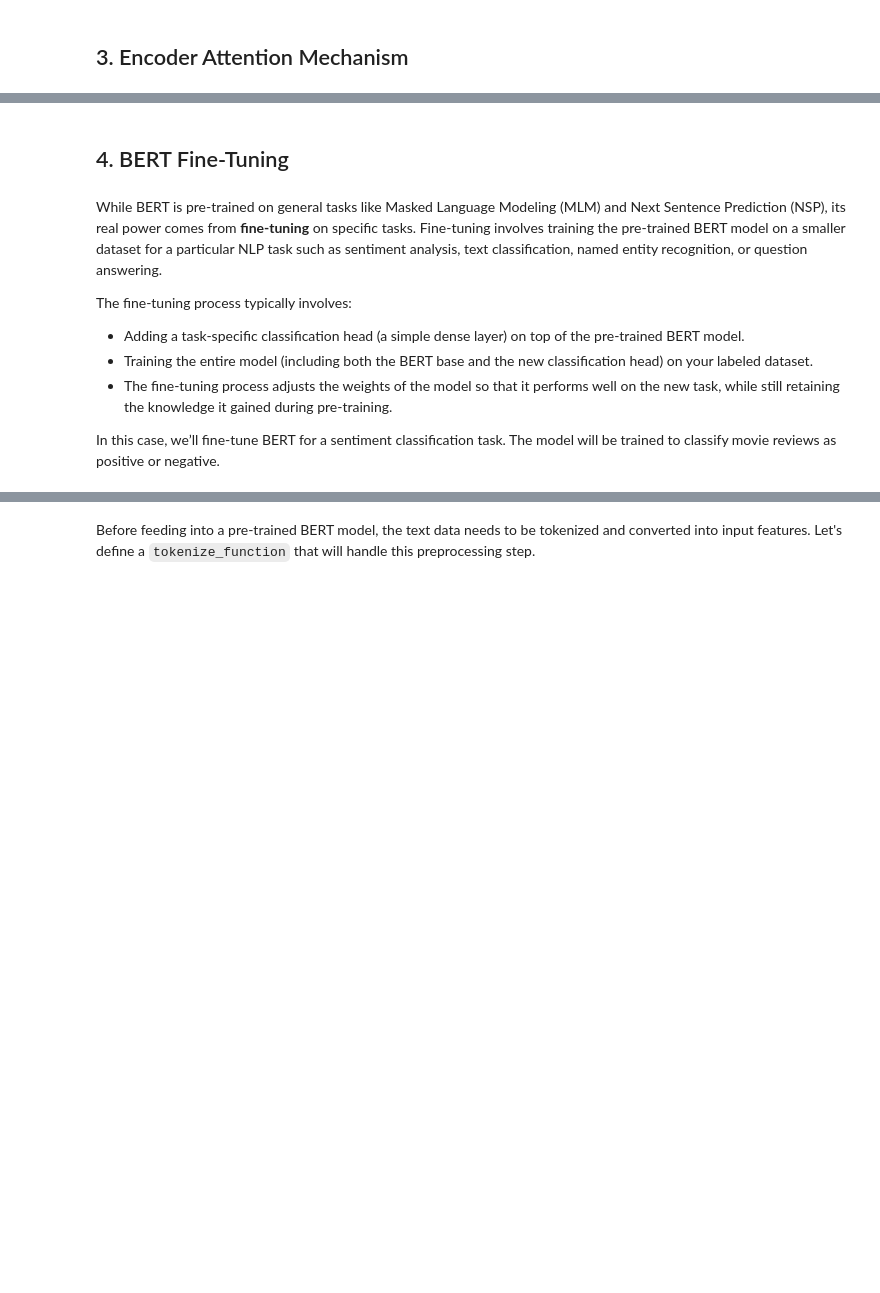
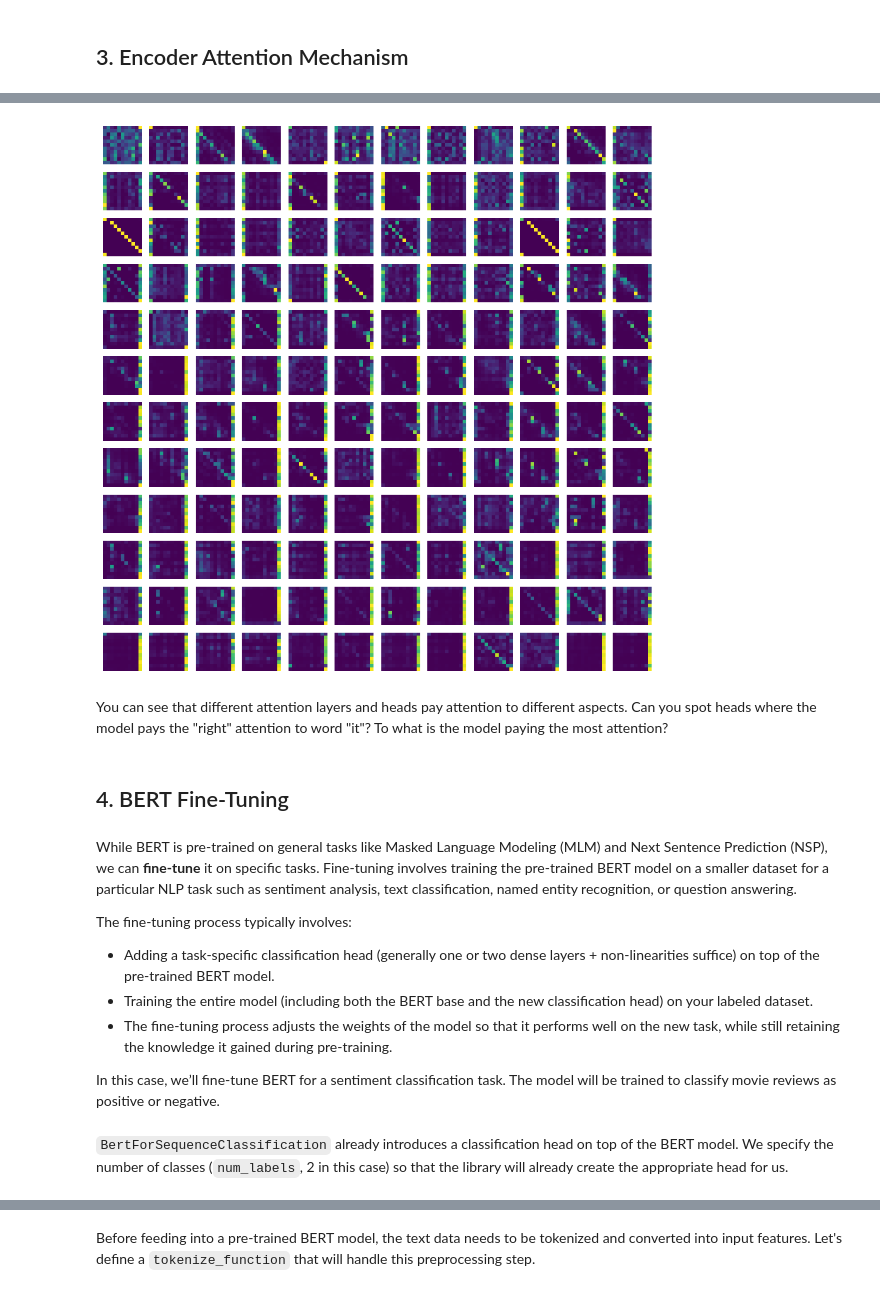
Before and after one commit to dbdmg/llm, a Jupyter notebook: lab03/solution-01-bert.ipynb, the cells around one changed output, grey strips where cells are left out. Saved outputs shown, nothing was run; the diff lists cells and outputs as text; code cells hidden in the pictures; blank space fills up the shorter version.

```diff
--- a/lab03/solution-01-bert.ipynb
+++ b/lab03/solution-01-bert.ipynb
@@ -302,12 +508,25 @@ plt.show()
+# %%
+fig, ax = plt.subplots(12, 12, figsize=(10, 10))
+
+for i in range(12):
+    for j in range(12):
+        ax[i, j].imshow(attention[i][0, j].detach().numpy(), cmap='viridis', aspect='auto')
+        ax[i, j].axis('off')
+# %% [output]
+[figure, added]
+# %% [markdown]
+You can see that different attention layers and heads pay attention to different aspects. Can you spot heads where the model pays the "right" attention to word "it"? To what is the model paying the most attention?
 # %% [markdown]
 ## 4. BERT Fine-Tuning
 # %% [markdown]
-While BERT is pre-trained on general tasks like Masked Language Modeling (MLM) and Next Sentence Prediction (NSP), its real power comes from **fine-tuning** on specific tasks. Fine-tuning involves training the pre-trained BERT model on a smaller dataset for a particular NLP task such as sentiment analysis, text classification, named entity recognition, or question answering.
+While BERT is pre-trained on general tasks like Masked Language Modeling (MLM) and Next Sentence Prediction (NSP), we can **fine-tune** it on specific tasks. Fine-tuning involves training the pre-trained BERT model on a smaller dataset for a particular NLP task such as sentiment analysis, text classification, named entity recognition, or question answering.
 
 The fine-tuning process typically involves:
-- Adding a task-specific classification head (a simple dense layer) on top of the pre-trained BERT model.
+- Adding a task-specific classification head (generally one or two dense layers + non-linearities suffice) on top of the pre-trained BERT model.
 - Training the entire model (including both the BERT base and the new classification head) on your labeled dataset.
 - The fine-tuning process adjusts the weights of the model so that it performs well on the new task, while still retaining the knowledge it gained during pre-training.
 
 In this case, we’ll fine-tune BERT for a sentiment classification task. The model will be trained to classify movie reviews as positive or negative.
+# %% [markdown]
+`BertForSequenceClassification` already introduces a classification head on top of the BERT model. We specify the number of classes (`num_labels`, 2 in this case) so that the library will already create the appropriate head for us.
 # %%
```
Also changed, not shown: parts of 61 cells of this notebook, 1 other file.
